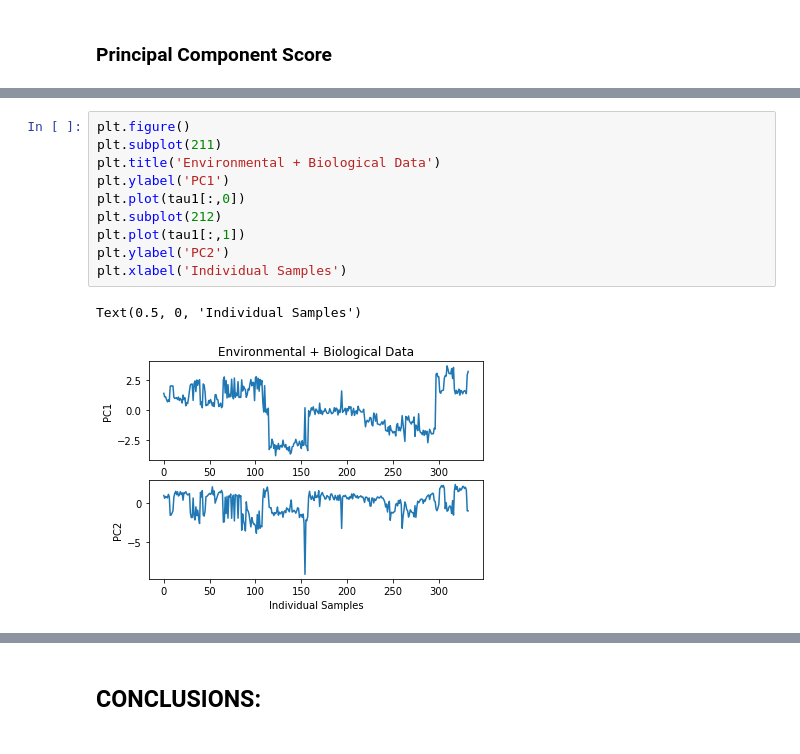
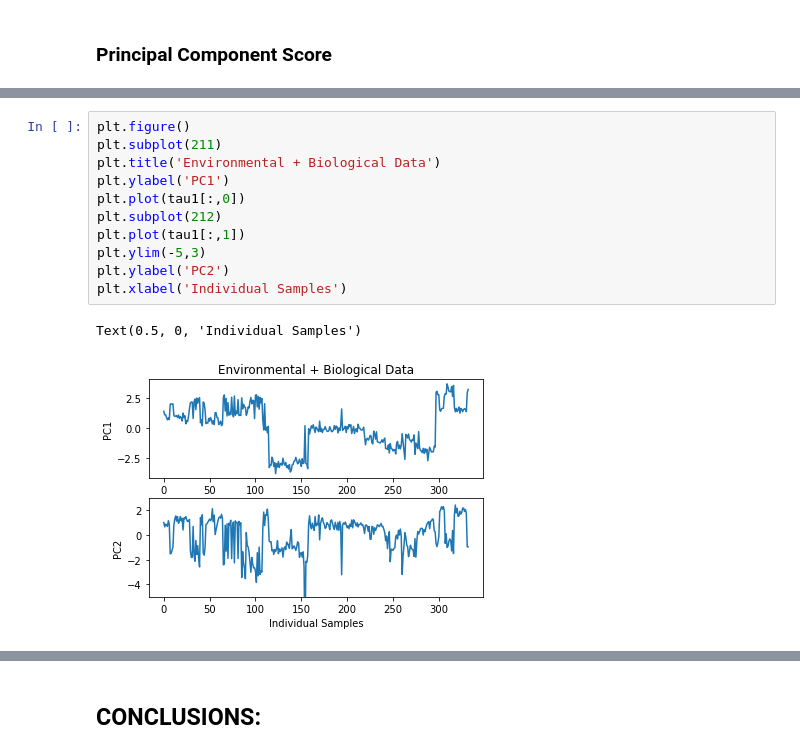
Before and after one commit to michaelamelanson/finalproject, a Jupyter notebook: project.ipynb, the cells around one changed output, grey strips where cells are left out. Drawn from its saved outputs; the diff is of its cells as text.

```diff
--- a/project.ipynb
+++ b/project.ipynb
@@ -215,13 +208,14 @@ tau3 = np.matmul(env_data_norm,vec3)
 # %%
 plt.figure()
 plt.subplot(211)
 plt.title('Environmental + Biological Data')
 plt.ylabel('PC1')
 plt.plot(tau1[:,0])
 plt.subplot(212)
 plt.plot(tau1[:,1])
+plt.ylim(-5,3)
 plt.ylabel('PC2')
 plt.xlabel('Individual Samples')
 # %% [output]
 Text(0.5, 0, 'Individual Samples')
-[figure, old version]
+[figure, new version]
```
Also changed, not shown: parts of 31 cells of this notebook, 1 other file.
